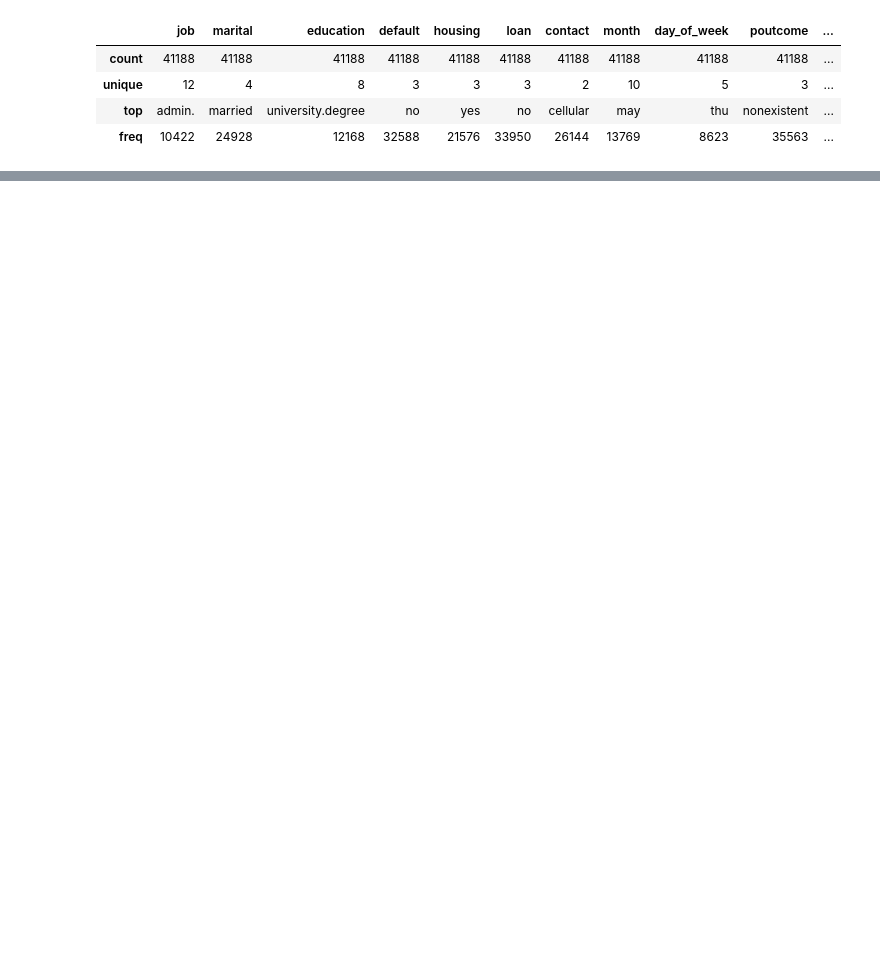
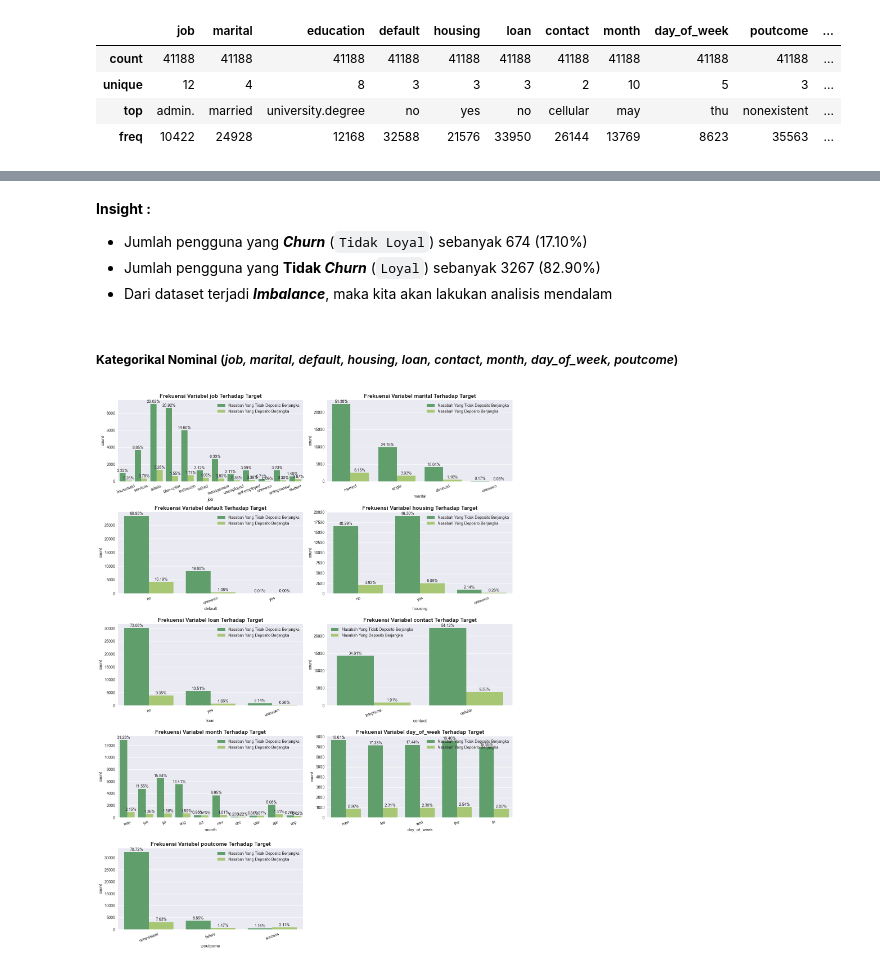
Before and after one commit to PurwadhikaDev/DeltaGroup_JC_DS_FT_Jogja_01_FinalProject, a Jupyter notebook: notebooks/GroupDelta_Bank_Marketing_Campaign.ipynb, the cells around one changed output, grey strips where cells are left out. Saved outputs shown, nothing was run; the diff lists cells and outputs as text; code cells hidden in the pictures; blank space fills up the shorter version.

```diff
--- a/notebooks/GroupDelta_Bank_Marketing_Campaign.ipynb
+++ b/notebooks/GroupDelta_Bank_Marketing_Campaign.ipynb
@@ -179,0 +332,41 @@ display(
+# %% [markdown]
+__Insight :__
+* Jumlah pengguna yang ***Churn*** (`Tidak Loyal`) sebanyak 674 (17.10%)
+* Jumlah pengguna yang **Tidak *Churn*** (`Loyal`) sebanyak 3267 (82.90%)
+* Dari dataset terjadi ***Imbalance***, maka kita akan lakukan analisis mendalam
+# %% [markdown]
+##### **Kategorikal Nominal** (*job, marital, default, housing, loan, contact, month, day_of_week, poutcome*)
+# %%
+# Cek variabel kategorikal nominal
+
+nominal = ["job", "marital", "default", "housing", "loan", "contact", "month", "day_of_week", "poutcome"]
+
+plt.figure(figsize=(15,20))
+cmap = plt.get_cmap("summer")
+
+a=1
+for i in nominal:
+    plt.subplot(5,2,a)
+    ax = sns.countplot(data=df, x=i, hue="y", palette="summer")
+    ax.tick_params(axis='x', labelrotation=20)
+    plt.legend(labels=["Nasabah Yang Tidak Deposito Berjangka", "Nasabah Yang Deposito Berjangka"])
+    plt.tight_layout()
+    plt.style.use("seaborn")
+    plt.title(f"Frekuensi Variabel {i} Terhadap Target", fontsize=14, weight="bold")
+    a+=1
+    for p in ax.patches:
+        percentage = f'{100 * p.get_height() / len(df):.2f}%\n'
+        x = p.get_x() + p.get_width() / 2
+        y = p.get_height()
+        ax.annotate(percentage, (x, y), ha='center', va='center')
+    # for p in ax.patches:
+    #     ax.annotate(format(p.get_height(), '.0f'),
+    #                 (p.get_x() + p.get_width() / 2., p.get_height()),
+    #                 ha = 'center', va = 'center',
+    #                 size=8,
+    #                 xytext = (0, -5),
+    #                 textcoords = 'offset points')
+
+plt.show()
+# %% [output]
+[figure, added]
```
Also changed, not shown: parts of 20 cells of this notebook.
